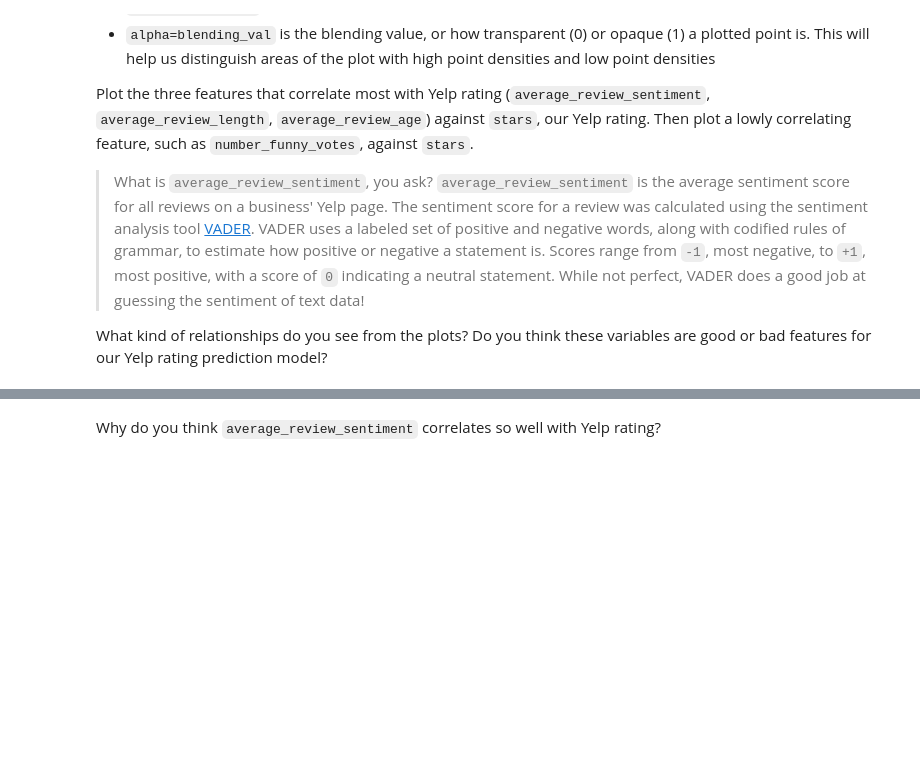
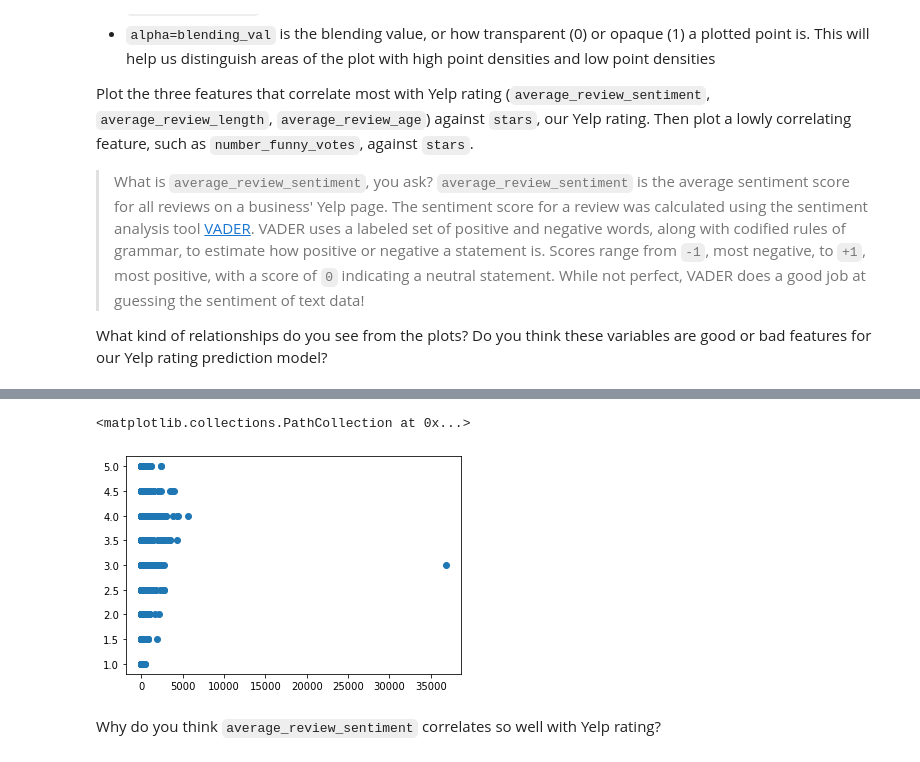
Before and after one commit to itskamillaa/yelp-review-analysis, a Jupyter notebook: yelp_regression.ipynb, the cells around one changed output, grey strips where cells are left out. Cells and saved outputs as stored; diff of their text form; code cells hidden in the pictures; blank space fills up the shorter version.

```diff
--- a/yelp_regression.ipynb
+++ b/yelp_regression.ipynb
@@ -156,5 +362,9 @@ from matplotlib import pyplot as plt
 # %%
 # plot number_funny_votes against stars here
+plt.scatter(df.number_funny_votes,df.stars,alpha=1)
+# %% [output]
+<matplotlib.collections.PathCollection at 0x...>
+[figure, added]
 # %% [markdown]
 Why do you think `average_review_sentiment` correlates so well with Yelp rating?
 # %% [markdown]
```
Also changed, not shown: parts of 28 cells of this notebook.
